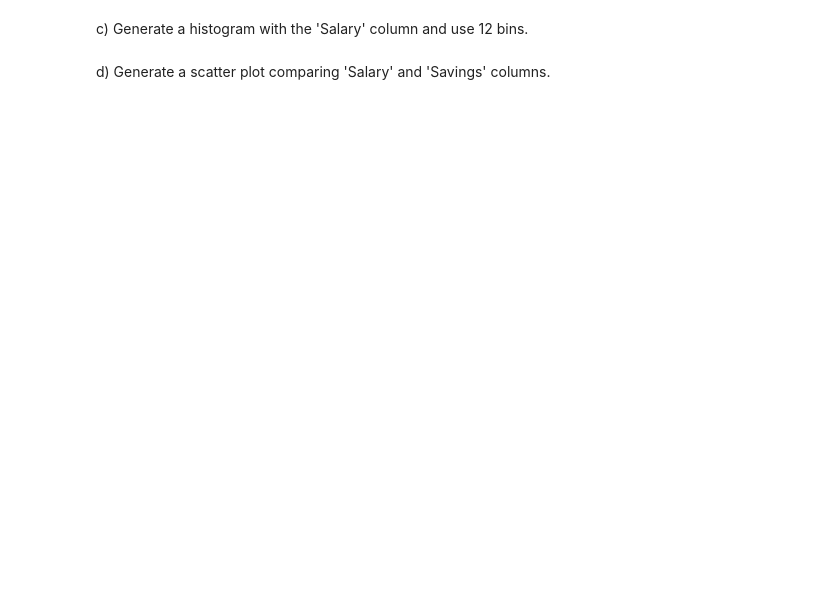
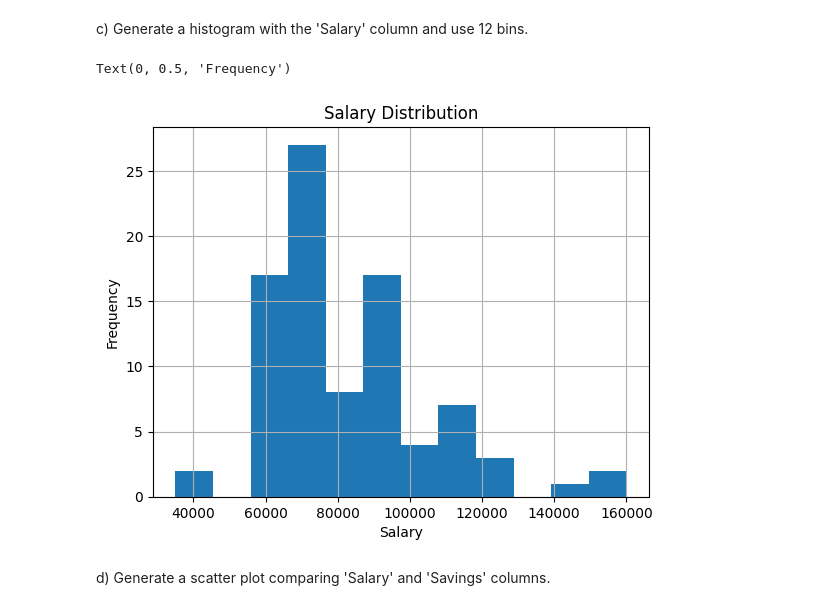
Before and after one commit to King-georges/ADS-Assignment-1, a Jupyter notebook: Pandas Assignment.ipynb, the cells around one changed output. Saved outputs shown, nothing was run; the diff lists cells and outputs as text; code cells hidden in the pictures; blank space fills up the shorter version.

```diff
--- a/Pandas Assignment.ipynb
+++ b/Pandas Assignment.ipynb
@@ -205,2 +232,11 @@ c) Generate a histogram with the 'Salary' column and use 12 bins.
+# %%
+#c) (1)
+alumni['Salary'].hist(bins=12)
+plt.title('Salary Distribution')
+plt.xlabel('Salary')
+plt.ylabel('Frequency')
+# %% [output]
+Text(0, 0.5, 'Frequency')
+[figure, added]
 # %% [markdown]
 d) Generate a scatter plot comparing 'Salary' and 'Savings' columns.
```
Also changed, not shown: parts of 13 cells of this notebook.
